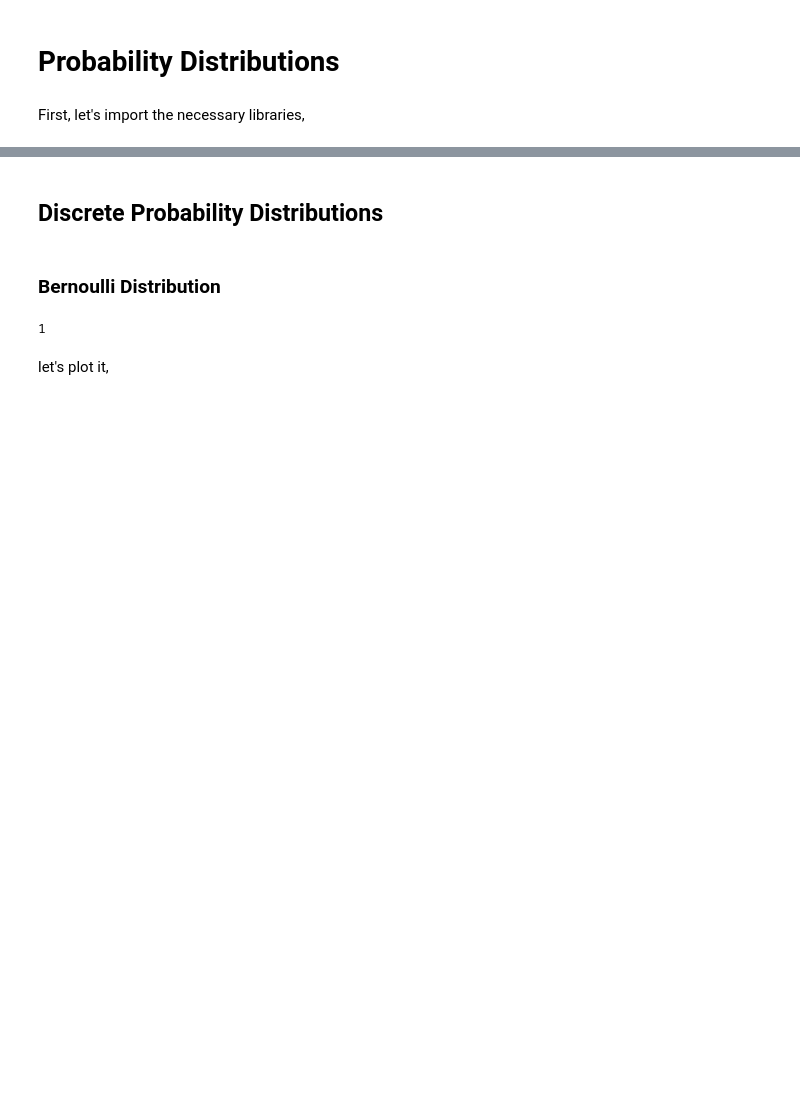
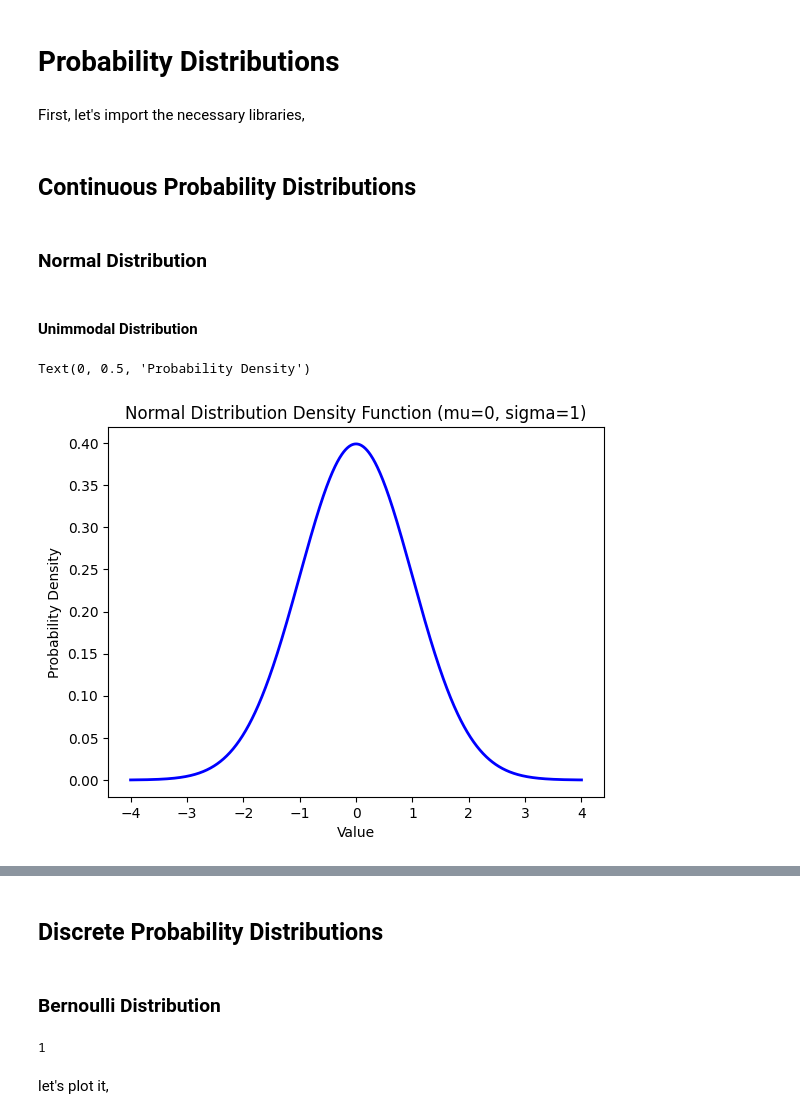
Before and after one commit to SharafatKarim/python-data-science-notebook, a Jupyter notebook: 05 - simulation modeling/05 - probability distributions.ipynb, the cells around one changed output, grey strips where cells are left out. Cells and saved outputs as stored; diff of their text form; code cells hidden in the pictures; blank space fills up the shorter version.

Commit message:
probability distribution - 1

```diff
--- a/05 - simulation modeling/05 - probability distributions.ipynb
+++ b/05 - simulation modeling/05 - probability distributions.ipynb
@@ -7 +8,24 @@ import random, math
 import matplotlib.pyplot as plt
+# %% [markdown]
+## Continuous Probability Distributions
+# %% [markdown]
+### Normal Distribution
+# %% [markdown]
+#### Unimmodal Distribution
+# %%
+def normal_distribution(x, mu, sigma):
+    exponent = math.exp(-((x - mu) ** 2) / (2 * sigma ** 2))
+    coefficient = 1 / (sigma * math.sqrt(2 * math.pi))
+    return coefficient * exponent
+
+# Plot the density function
+x_values = np.linspace(-4, 4, 1000)
+density_values = [normal_distribution(x, 0, 1) for x in x_values]
+
+plt.plot(x_values, density_values, color='blue', linewidth=2)
+plt.title('Normal Distribution Density Function (mu=0, sigma=1)')
+plt.xlabel('Value')
+plt.ylabel('Probability Density')
+# %% [output]
+Text(0, 0.5, 'Probability Density')
+[figure, added]
```
Also changed, not shown: parts of 14 cells of this notebook.
